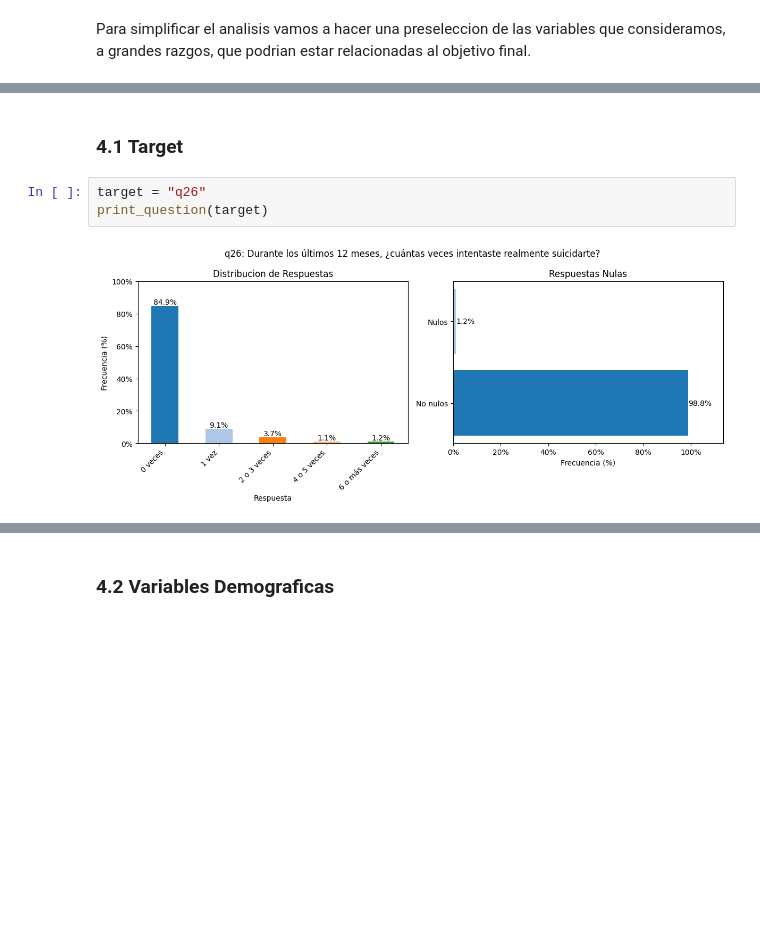
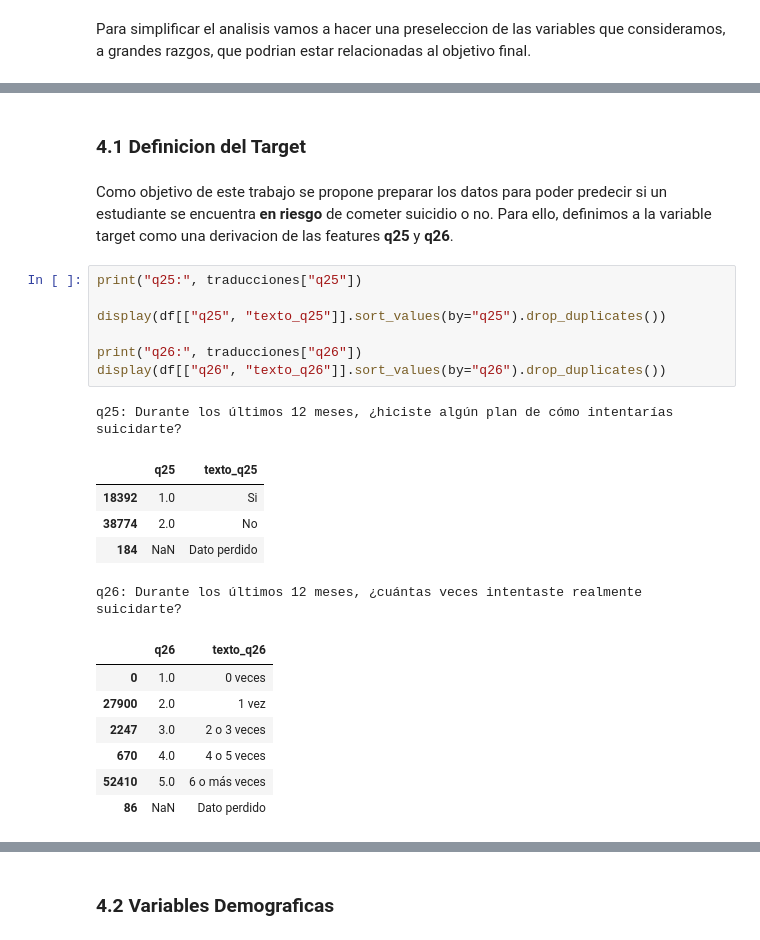
Before and after one commit to CimimUxMaio/tp_g10_AndD, a Jupyter notebook: EDA.ipynb, the cells around one changed output, grey strips where cells are left out. Cells and saved outputs as stored; diff of their text form; blank space fills up the shorter version.

```diff
--- a/EDA.ipynb
+++ b/EDA.ipynb
@@ -152,10 +152,29 @@ def print_question(q, figsize=(12, 5)):
 
     plt.tight_layout()
     plt.show()
-# %% [markdown]
-### 4.1 Target
-# %%
-target = "q26"
-print_question(target)
-# %% [output]
-[figure, removed]
+# %% [markdown]
+### 4.1 Definicion del Target
+# %% [markdown]
+Como objetivo de este trabajo se propone preparar los datos para poder predecir si un estudiante se encuentra **en riesgo** de cometer suicidio o no.
+Para ello, definimos a la variable target como una derivacion de las features **q25** y **q26**.
+# %%
+print("q25:", traducciones["q25"])
+
+display(df[["q25", "texto_q25"]].sort_values(by="q25").drop_duplicates())
+
+print("q26:", traducciones["q26"])
+display(df[["q26", "texto_q26"]].sort_values(by="q26").drop_duplicates())
+# %% [output]
+q25: Durante los últimos 12 meses, ¿hiciste algún plan de cómo intentarías suicidarte?
+|  | q25 | texto_q25 |
+| 18392 | 1.0 | Si |
+| 38774 | 2.0 | No |
+| 184 | NaN | Dato perdido |
+q26: Durante los últimos 12 meses, ¿cuántas veces intentaste realmente suicidarte?
+|  | q26 | texto_q26 |
+| 0 | 1.0 | 0 veces |
+| 27900 | 2.0 | 1 vez |
+| 2247 | 3.0 | 2 o 3 veces |
+| 670 | 4.0 | 4 o 5 veces |
+| 52410 | 5.0 | 6 o más veces |
+| 86 | NaN | Dato perdido |
```
Also changed, not shown: parts of 11 cells of this notebook.
